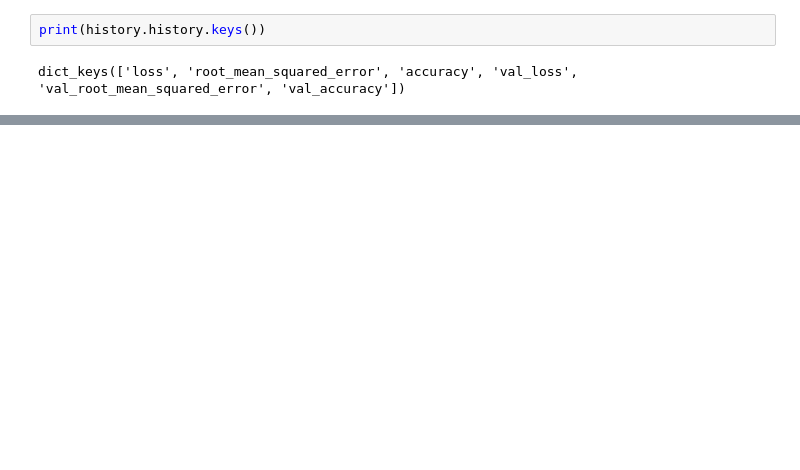
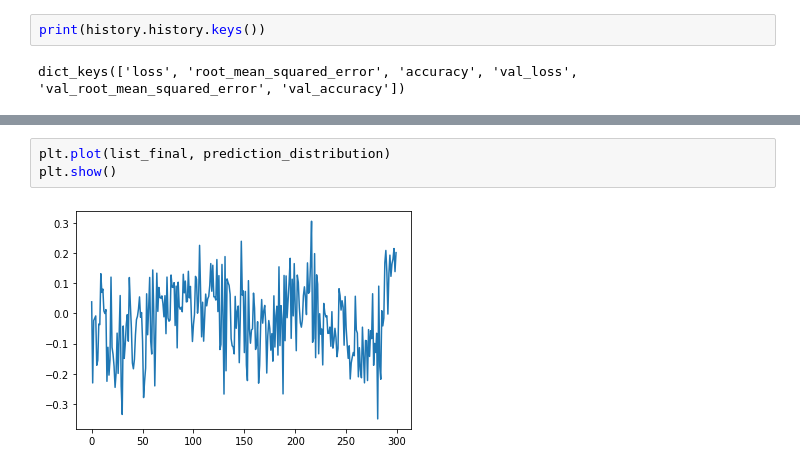
Before and after one commit to egvhoena/uncertainty-in-recs, a Jupyter notebook: new_playground.ipynb, the cells around one changed output, grey strips where cells are left out. Drawn from its saved outputs; the diff is of its cells as text; blank space fills up the shorter version.

```diff
--- a/new_playground.ipynb
+++ b/new_playground.ipynb
@@ -546,3 +633,8 @@ for idx in range(sample):
+# %%
+plt.plot(list_final, prediction_distribution)
+plt.show()
+# %% [output]
+[figure, added]
 # %%
 plt.plot(history.history['root_mean_squared_error'])
 plt.plot(history.history['val_root_mean_squared_error'])
```
Also changed, not shown: parts of 18 cells of this notebook, 1 other file.
